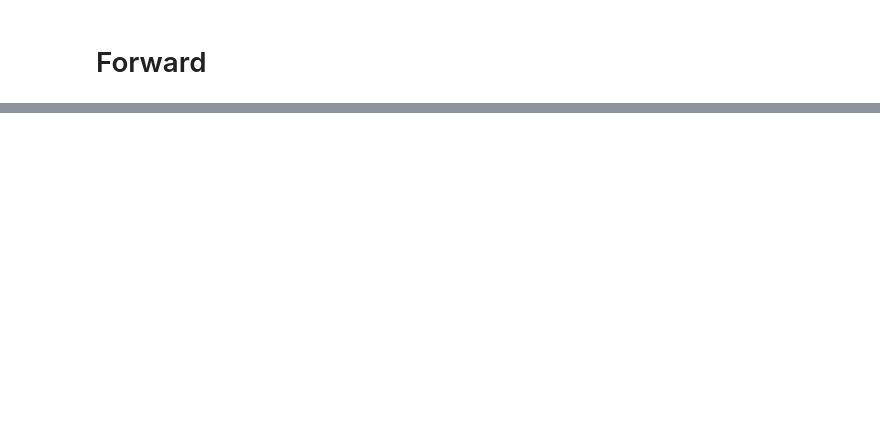
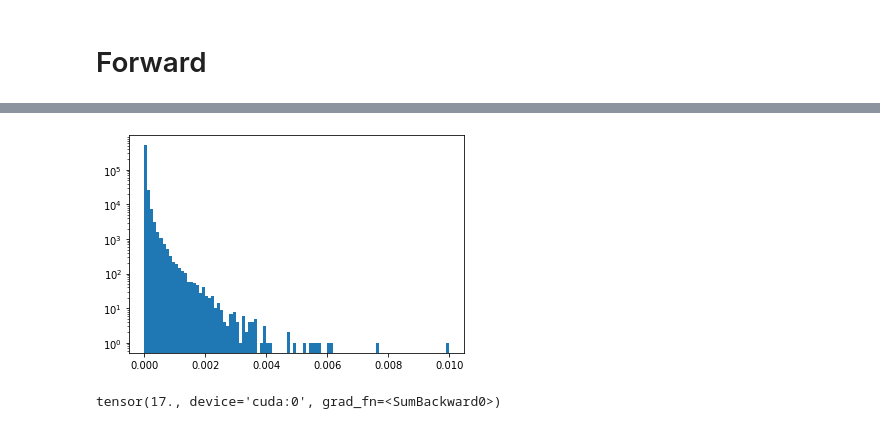
Before and after one commit to blufzzz/learnable-triangulation-pytorch, a Jupyter notebook: debug_image2lixel.ipynb, the cells around one changed output, grey strips where cells are left out. Saved outputs shown, nothing was run; the diff lists cells and outputs as text; code cells hidden in the pictures; blank space fills up the shorter version.

```diff
--- a/debug_image2lixel.ipynb
+++ b/debug_image2lixel.ipynb
@@ -142,0 +177,13 @@ ipdb> c
+# %%
+# if we just normalize it
+volumes_norm = F.relu(volumes)
+volumes_norm = volumes_norm / volumes_norm.view(batch_size, 17, -1).sum(-1).unsqueeze(-1).unsqueeze(-1).unsqueeze(-1)
+plt.hist(to_numpy(volumes_norm).flatten(), bins=100)
+plt.yscale('log')
+plt.show()
+# %% [output]
+[figure, added]
+# %%
+volumes_pred.sum()
+# %% [output]
+tensor(17., device='cuda:0', grad_fn=<SumBackward0>)
```
Also changed, not shown: parts of 30 cells of this notebook, 7 other files.
